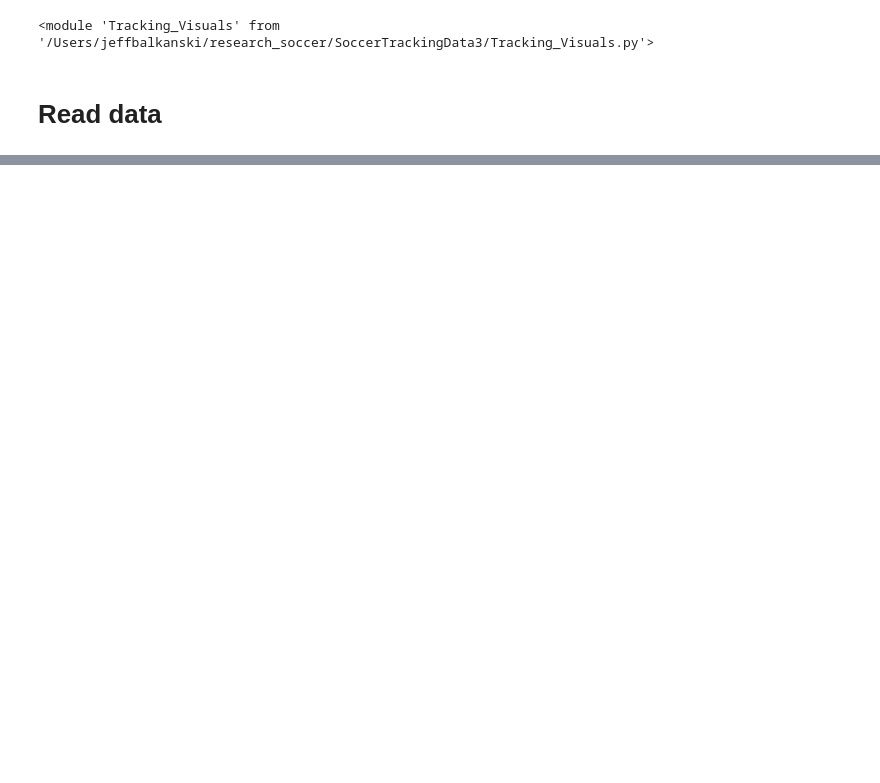
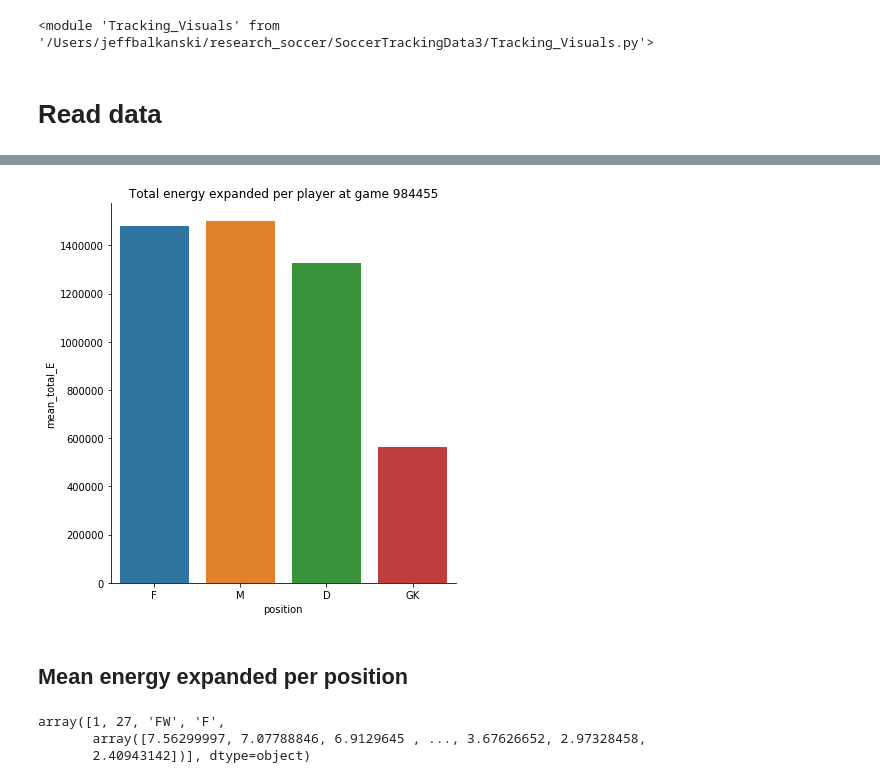
Before and after one commit to Jbalkan/SoccerTrackingData3, a Jupyter notebook: 3_Aalborg.ipynb, the cells around one changed output, grey strips where cells are left out. Saved outputs shown, nothing was run; the diff lists cells and outputs as text; code cells hidden in the pictures; blank space fills up the shorter version.

```diff
--- a/3_Aalborg.ipynb
+++ b/3_Aalborg.ipynb
@@ -94,0 +259,15 @@ plt.plot(EX)
+# %%
+data_total_E = pd.DataFrame(total_E_per_pos, columns=['position', 'mean_total_E'])
+sns.catplot(x='position', y='mean_total_E', data=data_total_E, kind='bar', height=6)
+plt.title('Total energy expanded per player at game {}'.format(match_id))
+plt.show()
+# %% [output]
+[figure, added]
+# %% [markdown]
+## Mean energy expanded per position
+# %%
+EX_all[0]
+# %% [output]
+array([1, 27, 'FW', 'F',
+       array([7.56299997, 7.07788846, 6.9129645 , ..., 3.67626652, 2.97328458,
+       2.40943142])], dtype=object)
```
Also changed, not shown: parts of 52 cells of this notebook, 4 other files.
